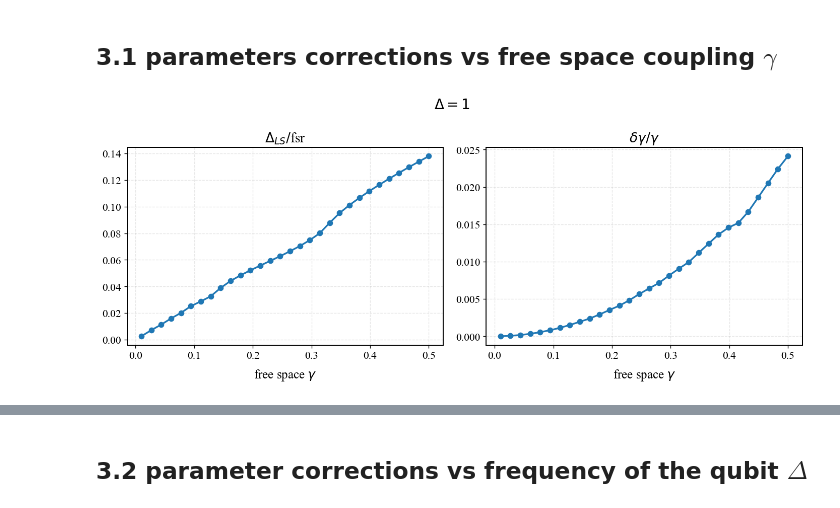
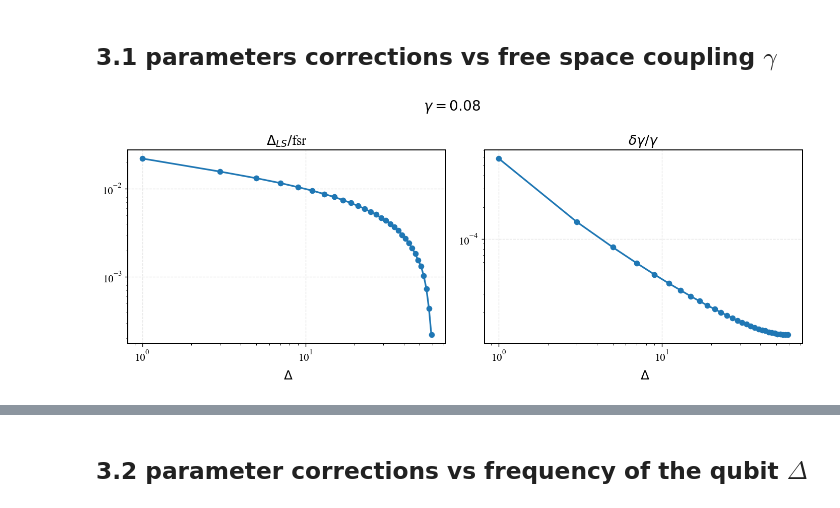
Before and after one commit to Taitoos2/non_markovian_qubit_swap, a Jupyter notebook: Idea_1.ipynb, the cells around one changed output, grey strips where cells are left out. Drawn from its saved outputs; the diff is of its cells as text; code cells hidden in the pictures.

Commit message:
looking for lamb-shift corrections

```diff
--- a/Idea_1.ipynb
+++ b/Idea_1.ipynb
@@ -38,7 +37,7 @@ min. excitation level: 0.009999120140540921
 # %% [markdown]
 ## 3.1 parameters corrections vs free space coupling $\gamma$
 # %%
-lamb_1,gamma_s_1=exp006(Delta_0=1,n_modes=100,n_steps=1001)
+_=exp006(Delta_0=None,gamma_0=0.08,Delta_list=list(range(1,60,2)),gamma_list=None,n_modes=120,n_steps=1501)
 # %% [output]
-[figure, old version]
+[figure, new version]
 # %%
```
Also changed, not shown: parts of 6 cells of this notebook, 2 other files.
